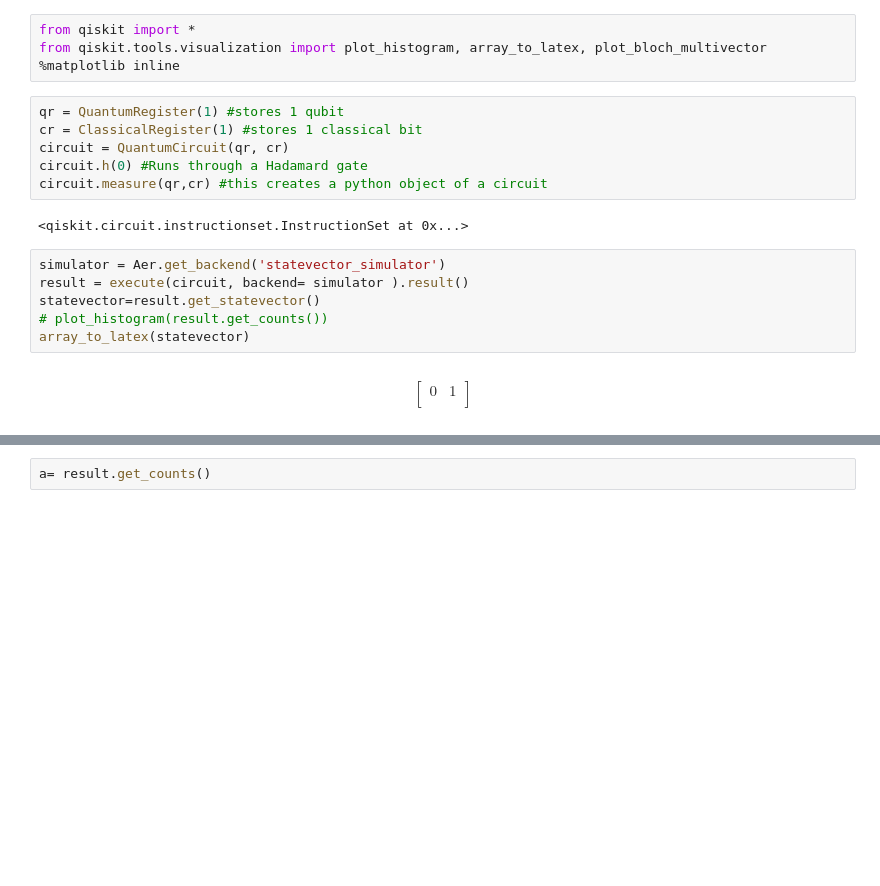
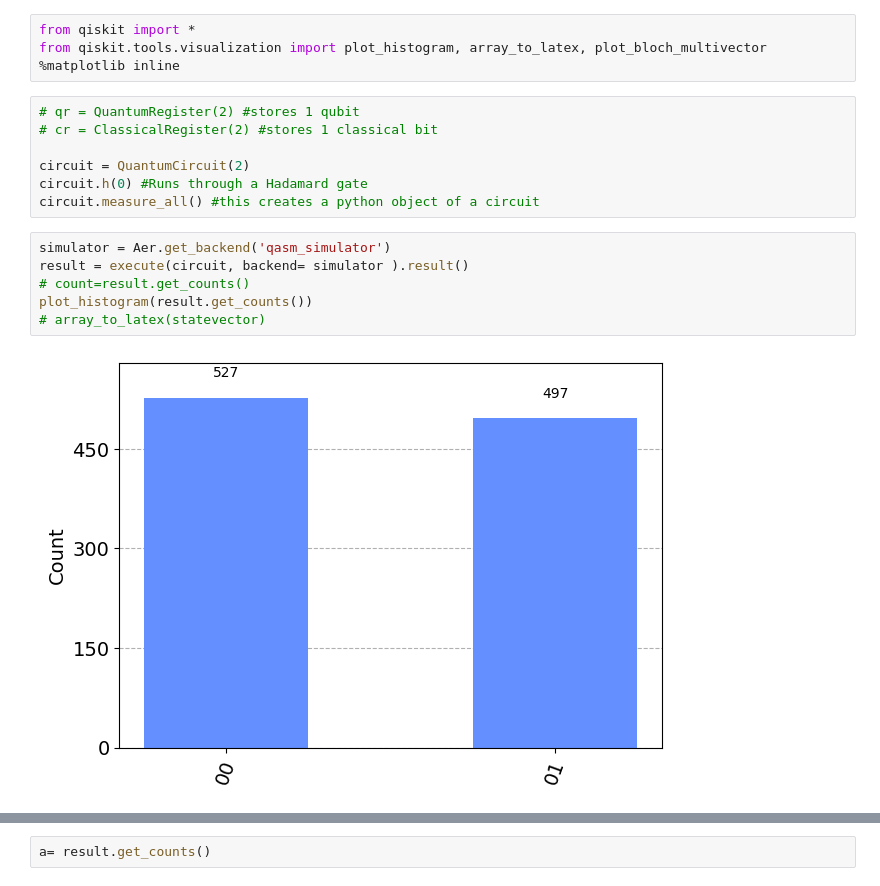
Before and after one commit to yellomello/Qiskit_Basics, a Jupyter notebook: qiskit_basics_multiple_qubits.ipynb, the cells around one changed output, grey strips where cells are left out. Saved outputs shown, nothing was run; the diff lists cells and outputs as text; blank space fills up the shorter version.

```diff
--- a/qiskit_basics_multiple_qubits.ipynb
+++ b/qiskit_basics_multiple_qubits.ipynb
@@ -48,25 +48,20 @@ from qiskit import *
 from qiskit.tools.visualization import plot_histogram, array_to_latex, plot_bloch_multivector
 %matplotlib inline
 # %%
-qr = QuantumRegister(1) #stores 1 qubit
-cr = ClassicalRegister(1) #stores 1 classical bit
-circuit = QuantumCircuit(qr, cr)
+# qr = QuantumRegister(2) #stores 1 qubit
+# cr = ClassicalRegister(2) #stores 1 classical bit
+
+circuit = QuantumCircuit(2)
 circuit.h(0) #Runs through a Hadamard gate
-circuit.measure(qr,cr) #this creates a python object of a circuit
+circuit.measure_all() #this creates a python object of a circuit
-# %% [output]
-<qiskit.circuit.instructionset.InstructionSet at 0x...>
 # %%
-simulator = Aer.get_backend('statevector_simulator')
+simulator = Aer.get_backend('qasm_simulator')
 result = execute(circuit, backend= simulator ).result()
-statevector=result.get_statevector()
-# plot_histogram(result.get_counts())
-array_to_latex(statevector)
+# count=result.get_counts()
+plot_histogram(result.get_counts())
+# array_to_latex(statevector)
 # %% [output]
-$$
-\begin{bmatrix}
-0 & 1  \\
- \end{bmatrix}
-$$
+[figure, added]
 # %%
 plot_bloch_multivector(statevector)
 # %% [output]
```
Also changed, not shown: parts of 2 cells of this notebook.
